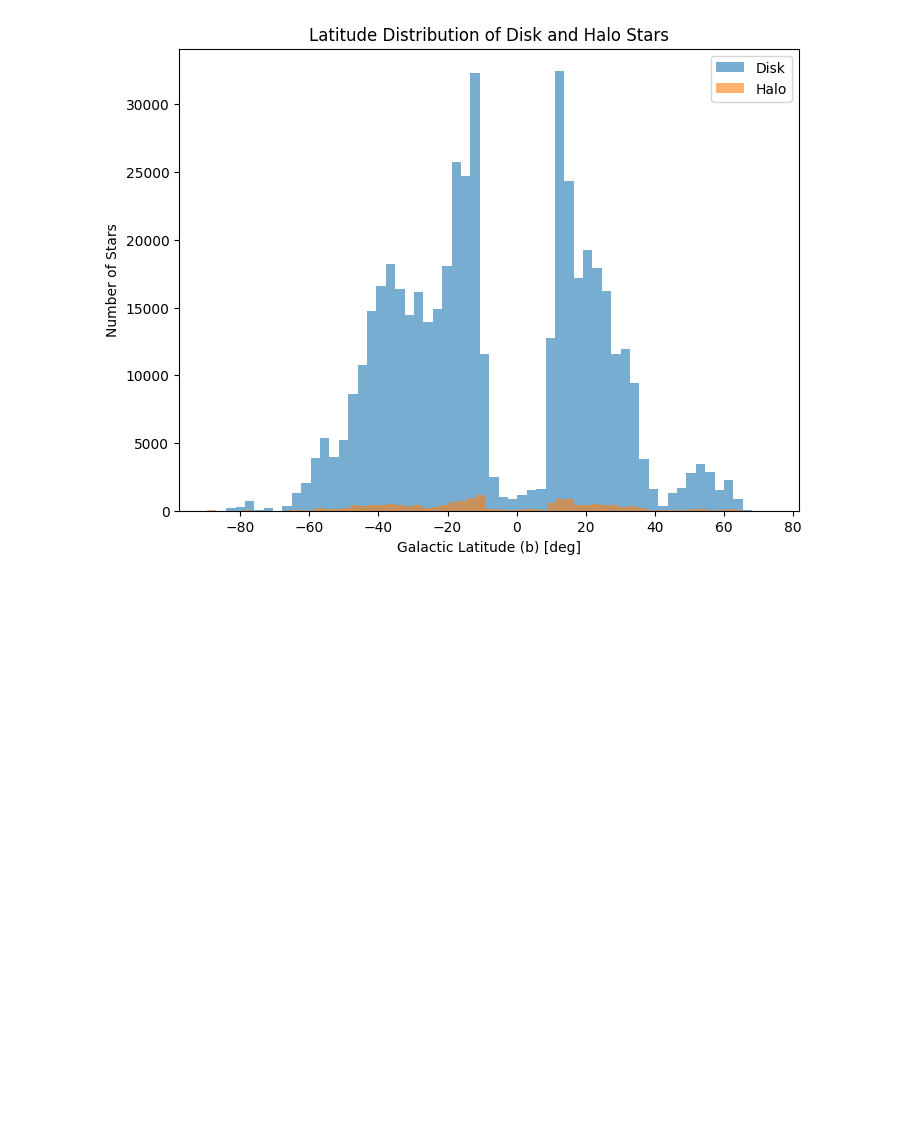
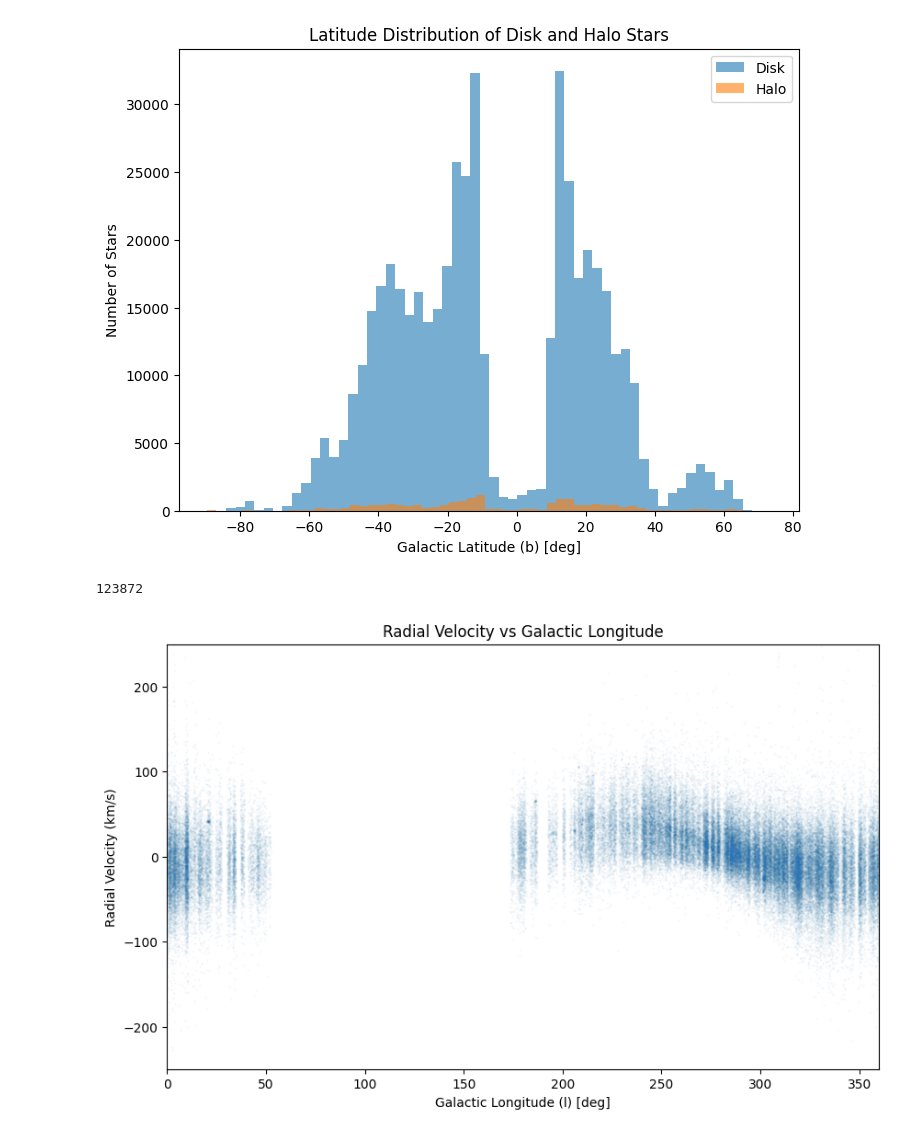
Before and after one commit to AndrewwwC4/PHYS-2116-Computational-Assessment, a Jupyter notebook: analysis.ipynb, the cells around one changed output. Saved outputs shown, nothing was run; the diff lists cells and outputs as text; code cells hidden in the pictures; blank space fills up the shorter version.

Commit message:
Fix and complete analysis notebook after recovery

```diff
--- a/analysis.ipynb
+++ b/analysis.ipynb
@@ -75,3 +139,33 @@ plt.legend()
 plt.show()
 # %% [output]
 [figure]
+# %%
+rot_df = analysis_df[
+    (analysis_df["fe_h"] > -0.5) &       # disk stars
+    (analysis_df["b"].abs() < 15) &      # 在银河盘附近
+    (analysis_df["rv_galah"].abs() < 250) # 去掉极端值
+].copy()
+
+print(len(rot_df))
+# %% [output]
+123872
+# %%
+plt.figure(figsize=(10,6))
+
+plt.scatter(
+    rot_df["l"],
+    rot_df["rv_galah"],
+    s=0.2,
+    alpha=0.05
+)
+
+plt.xlabel("Galactic Longitude (l) [deg]")
+plt.ylabel("Radial Velocity (km/s)")
+plt.title("Radial Velocity vs Galactic Longitude")
+
+plt.xlim(0,360)
+plt.ylim(-250,250)
+
+plt.show()
+# %% [output]
+[figure, added]
```
Also changed, not shown: parts of 6 cells of this notebook.
